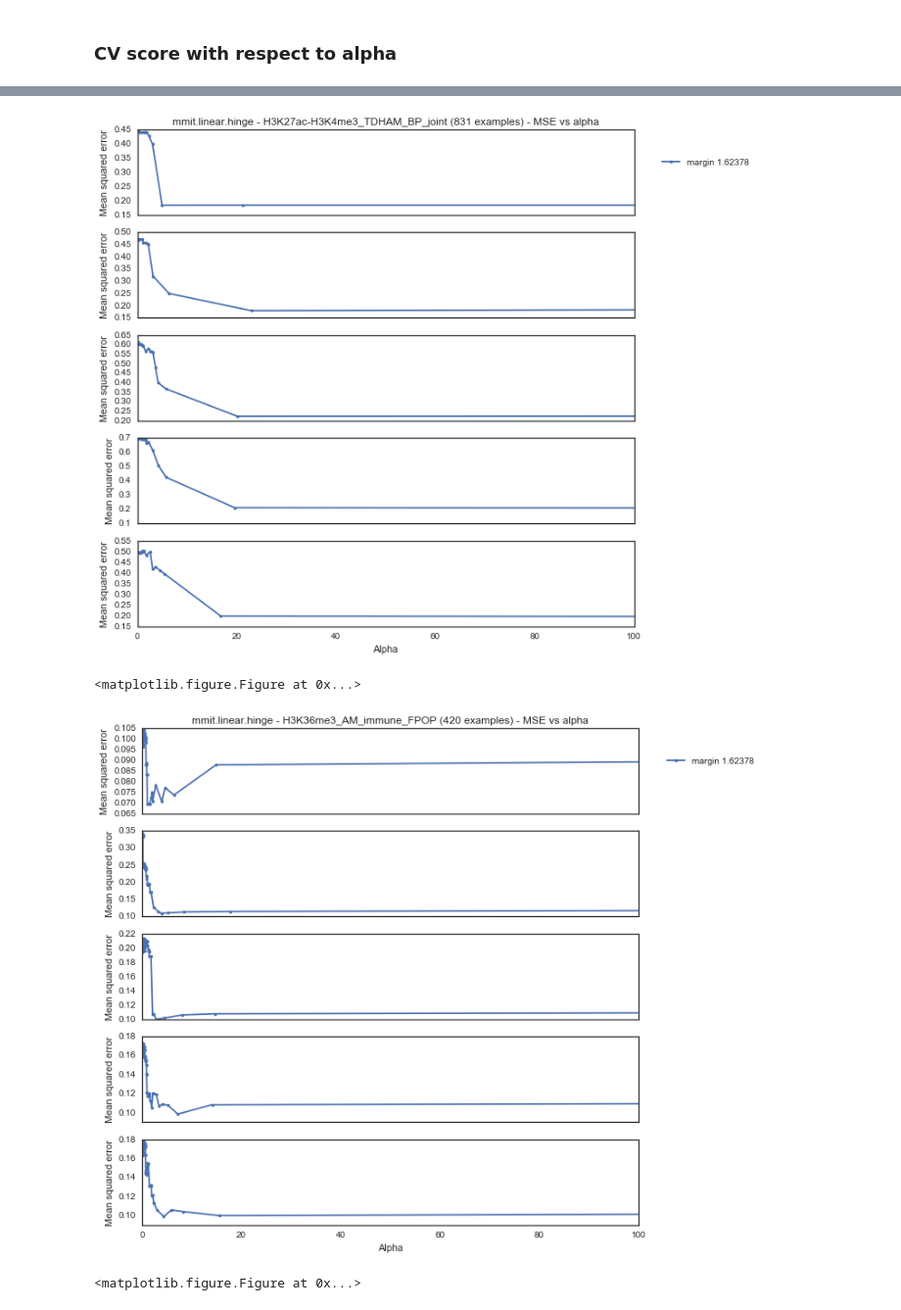
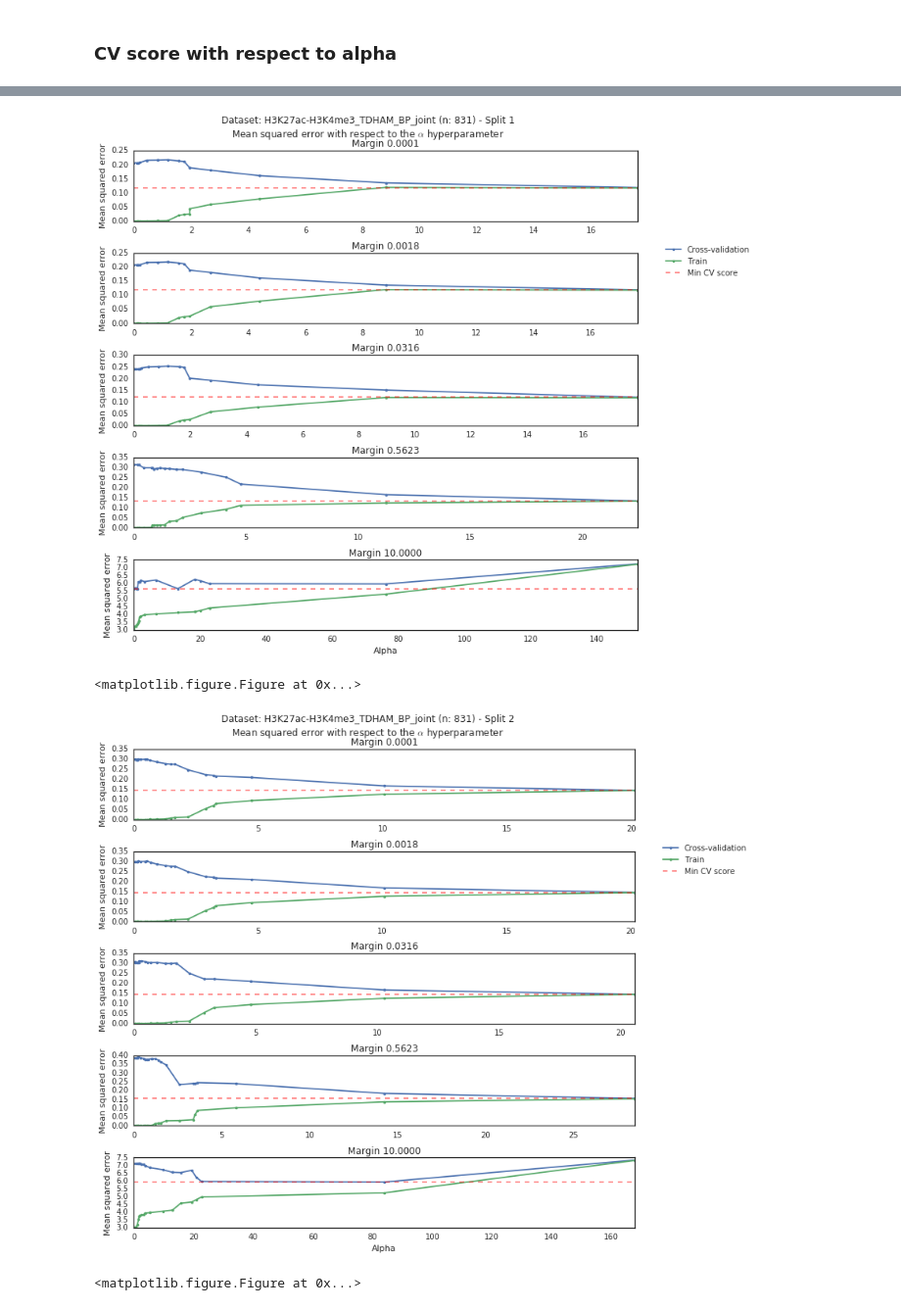
Before and after one commit to tdhock/mmit-paper, a Jupyter notebook: notebooks/experiments/cross_validation_all_datasets.ipynb, the cells around one changed output, grey strips where cells are left out. Shown at 98% size. Saved outputs shown, nothing was run; the diff lists cells and outputs as text; code cells hidden in the pictures.

Commit message:
Include training risk and new plot style

```diff
--- a/notebooks/experiments/cross_validation_all_datasets.ipynb
+++ b/notebooks/experiments/cross_validation_all_datasets.ipynb
@@ -50,7 +51,7 @@ def find_datasets(path):
 
 datasets = list(find_datasets("./data"))
 # %%
-def evaluate_on_dataset(d, metric, result_dir):
+def evaluate_on_dataset(d, metric, result_dir, pruning=True, n_cpu=-1):
     start_time = time()
 
     ds_result_dir = join(result_dir, d.name)
@@ -69,7 +70,7 @@ def evaluate_on_dataset(d, metric, result_dir):
         X_test = d.X[~fold_train]
         y_test = d.y[~fold_train]
 
-        cv = GridSearchCV(estimator=MaxMarginIntervalTree(), param_grid=params, cv=10, n_jobs=-1,
+        cv = GridSearchCV(estimator=MaxMarginIntervalTree(), param_grid=params, cv=10, n_jobs=n_cpu,
                           scoring=metric)
         cv.fit(X_train, y_train, d.feature_names)
         fold_predictions[~fold_train] = cv.predict(X_test)
@@ -91,8 +92,8 @@ def evaluate_on_dataset(d, metric, result_dir):
     print("Took", time() - start_time, "seconds.")
 
     # Generate the PDF file for each tree
-    build_cmd = "cd {0!s}; for i in ./model_fold_*.tex; do lualatex $i > /dev/null; rm ./*.aux ./*.log;done".format(ds_result_dir)
-    !$build_cmd
+    #build_cmd = "cd {0!s}; for i in ./model_fold_*.tex; do lualatex $i > /dev/null; rm ./*.aux ./*.log;done".format(ds_result_dir)
+    #!$build_cmd
 
     return fold_best_params, fold_cv_results
 # %%
@@ -159,5 +165,11 @@ Multiprocessing exception:
 # %% [markdown]
 ## Selected hyperparameter values
+# %%
+# Reload the results from disk in case they are no longer in memory
+linear_best_params_by_dataset = json.load(open("linear_best_params_by_dataset.json", "r"))
+linear_cv_results_by_dataset = json.load(open("linear_cv_results_by_dataset.json", "r"))
+#squared_best_params_by_dataset = json.load(open("squared_best_params_by_dataset.json", "r"))
+#squared_cv_results_by_dataset = json.load(open("squared_cv_results_by_dataset.json", "r"))
 # %% [markdown]
 ### Margin
 # %%
@@ -264,38 +277,47 @@ IOError: [Errno 2] No such file or directory: u'./predictions/mmit.squared.hinge
 # %%
 for i, ds_cv_results in enumerate(linear_cv_results_by_dataset):
 
-    plt.clf()
-    f, subplots = plt.subplots(len(ds_cv_results), sharex=True)
-    f.set_size_inches(10, 10)
+    for j, split_cv_results in enumerate(ds_cv_results):
 
-    for j, split_cv_results in enumerate(ds_cv_results):
         margin_values = np.array([r[0]["margin"] for r in split_cv_results])
         alpha_values = np.array([r[0]["alpha"] for r in split_cv_results])
-        score_values = np.array([r[1] for r in split_cv_results]) * -1  # Convert negative MSE to MSE
+        cv_score_values = np.array([r[1]["cv"] for r in split_cv_results]) * -1  # Convert negative MSE to MSE
+        train_score_values = np.array([r[1]["train"] for r in split_cv_results]) * -1  # Convert negative MSE to MSE
 
-        for margin in np.unique(margin_values)[-4:-3]:
+        plt.clf()
+        f, subplots = plt.subplots(len(np.unique(margin_values)))
+        f.set_size_inches(10, 10)
+
+        for k, margin in enumerate(np.unique(margin_values)):
             m_alphas = alpha_values[np.isclose(margin_values, margin)]
-            m_scores = score_values[np.isclose(margin_values, margin)]
+            m_cv_scores = cv_score_values[np.isclose(margin_values, margin)]
+            m_train_scores = train_score_values[np.isclose(margin_values, margin)]
+
+            # What is the maximum alpha value besides infinity
+            non_inf_max = np.max(m_alphas[~np.isinf(m_alphas)])
+            m_alphas[np.isinf(m_alphas)] = non_inf_max * 2
+
             sorter = np.argsort(m_alphas)
             m_alpha = m_alphas[sorter]
-            m_scores = m_scores[sorter]
+            m_cv_scores = m_cv_scores[sorter]
+            m_train_scores = m_train_scores[sorter]
 
-            # Do something with the infinite alpha values
-            #m_alpha1 = m_alpha[~np.isinf(m_alpha)]
-            #m_scores1 = m_scores[~np.isinf(m_alpha)]
-            m_alpha1 = np.array(m_alpha)
-            m_alpha1[np.isinf(m_alpha)] = 1000
-            m_scores1 = np.array(m_scores)
+            subplots[k].plot(m_alpha, m_cv_scores, label="Cross-validation", marker=".")
+            subplots[k].plot(m_alpha, m_train_scores, label="Train", marker=".")
+            subplots[k].axhline(m_cv_scores.min(), linestyle="--", color="red", alpha=0.5, label="Min CV score")
+            subplots[k].set_ylabel("Mean squared error")
+            subplots[k].set_xlim(0, non_inf_max * 2)
+            subplots[k].set_title("Margin {0:.4f}".format(margin))
 
-            subplots[j].plot(m_alpha1, m_scores1, label="margin {0:.5f}".format(margin), marker=".")
-        subplots[j].set_ylabel("Mean squared error")
-
-    plt.xlim(0, 100)
-    plt.xlabel("Alpha")
-    subplots[0].set_title("mmit.linear.hinge - {0!s} ({1:d} examples) - MSE vs alpha".format(datasets[i].name,
-                                                                                             datasets[i].n_examples))
-    plt.legend(bbox_to_anchor=(1.05, 5.5), loc=2, borderaxespad=0.)
-    plt.savefig("mse_vs_alpha_linear_hinge_{0!s}.pdf".format(datasets[i].name))
-    plt.show()
+        plt.xlabel("Alpha")
+        #subplots[0].set_title("mmit.linear.hinge - {0!s} ({1:d} examples) - MSE vs alpha".format(datasets[i].name,
+        #                                                                                 datasets[i].n_examples))
+        plt.legend(bbox_to_anchor=(1.05, 5.5), loc=2, borderaxespad=0.)
+        plt.suptitle("Dataset: {0!s} (n: {1:d}) - Split {2:d}\nMean squared error with respect to the $\\alpha$"
+                     " hyperparameter".format(datasets[i].name, datasets[i].n_examples, j))
+        plt.tight_layout()
+        plt.subplots_adjust(top=0.92)
+        plt.savefig("mse_vs_alpha_{0!s}_split_{1:d}.pdf".format(datasets[i].name, j), bbox_inches="tight")
+        plt.show()
 # %% [output]
 <matplotlib.figure.Figure at 0x...>
@@ -303,5 +325,5 @@ for i, ds_cv_results in enumerate(linear_cv_results_by_dataset):
 <matplotlib.figure.Figure at 0x...>
-[figure, old version]
+[figure, new version]
 <matplotlib.figure.Figure at 0x...>
-[figure, old version]
+[figure, new version]
 <matplotlib.figure.Figure at 0x...>
```
Also changed, not shown: parts of 4 cells of this notebook.
